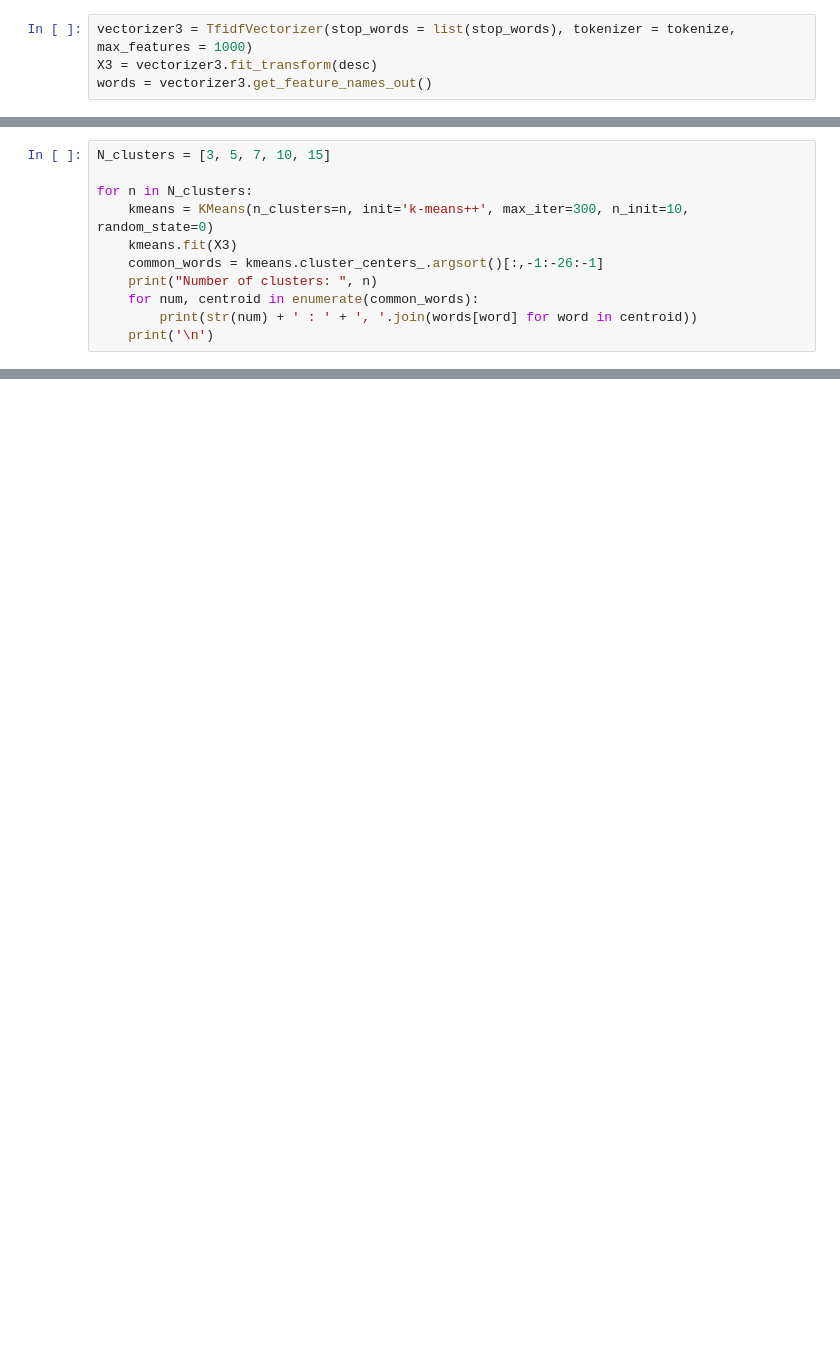
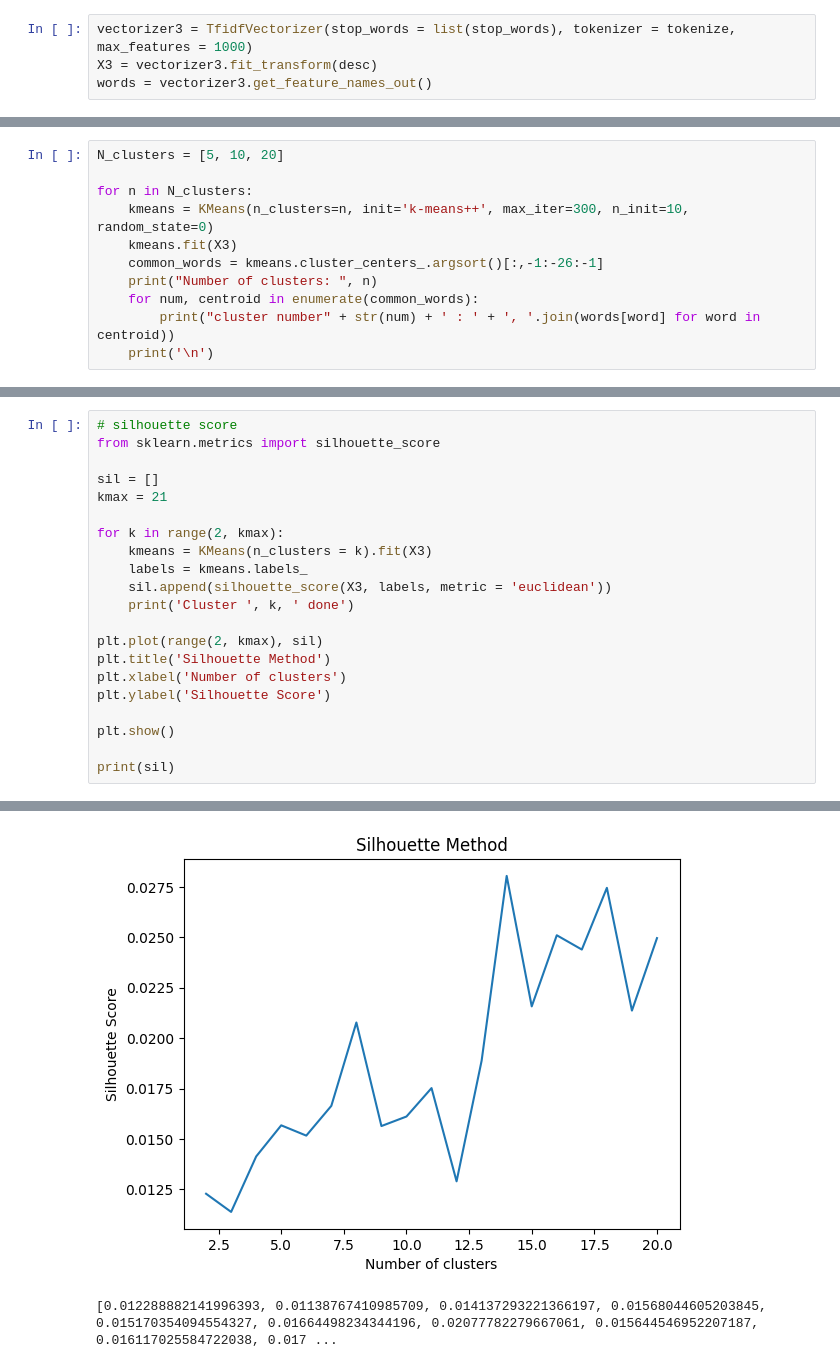
Before and after one commit to David-Lmh/A-Million-News-Headlines, a Jupyter notebook: k-means.ipynb, the cells around one changed output, grey strips where cells are left out. Saved outputs shown, nothing was run; the diff lists cells and outputs as text; blank space fills up the shorter version.

```diff
--- a/k-means.ipynb
+++ b/k-means.ipynb
@@ -164,5 +149,5 @@ print(words[250:300])
 # %%
-N_clusters = [3, 5, 7, 10, 15]
+N_clusters = [5, 10, 20]
 
 for n in N_clusters:
     kmeans = KMeans(n_clusters=n, init='k-means++', max_iter=300, n_init=10, random_state=0)
@@ -170,6 +155,6 @@ for n in N_clusters:
     common_words = kmeans.cluster_centers_.argsort()[:,-1:-26:-1]
     print("Number of clusters: ", n)
     for num, centroid in enumerate(common_words):
-        print(str(num) + ' : ' + ', '.join(words[word] for word in centroid))
+        print("cluster number" + str(num) + ' : ' + ', '.join(words[word] for word in centroid))
     print('\n')
 # %% [output]
@@ -192,0 +178,22 @@ Number of clusters:  5
+# %%
+# silhouette score
+from sklearn.metrics import silhouette_score
+
+sil = []
+kmax = 21
+
+for k in range(2, kmax):
+    kmeans = KMeans(n_clusters = k).fit(X3)
+    labels = kmeans.labels_
+    sil.append(silhouette_score(X3, labels, metric = 'euclidean'))
+    print('Cluster ', k, ' done')
+
+plt.plot(range(2, kmax), sil)
+plt.title('Silhouette Method')
+plt.xlabel('Number of clusters')
+plt.ylabel('Silhouette Score')
+
+plt.show()
+
+print(sil)
+# %% [output]
@@ -192,0 +219,2 @@ Number of clusters:  5
+[figure, added]
+[0.012288882141996393, 0.01138767410985709, 0.014137293221366197, 0.01568044605203845, 0.015170354094554327, 0.01664498234344196, 0.02077782279667061, 0.015644546952207187, 0.016117025584722038, 0.017 ...
```
Also changed, not shown: parts of 12 cells of this notebook, 5 other files.
